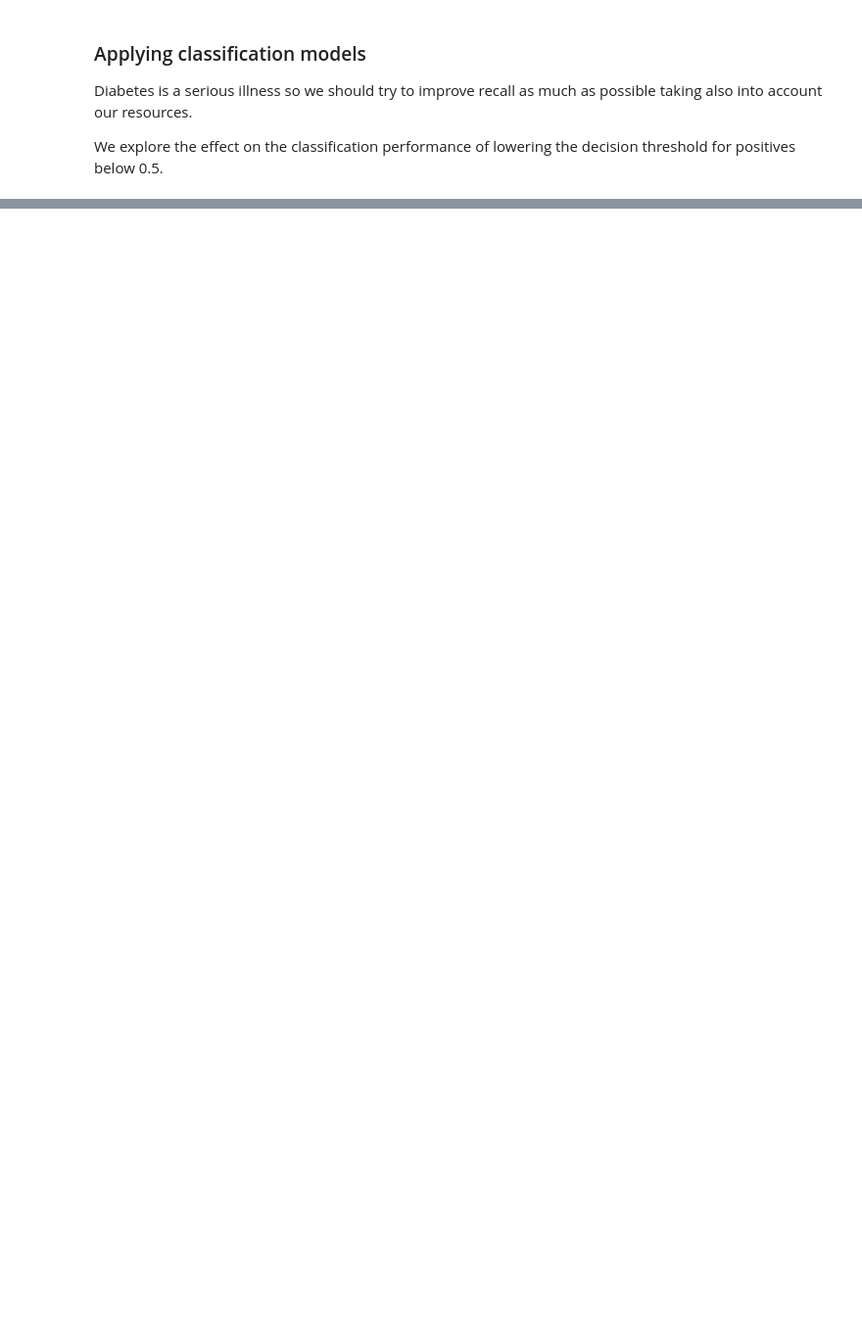
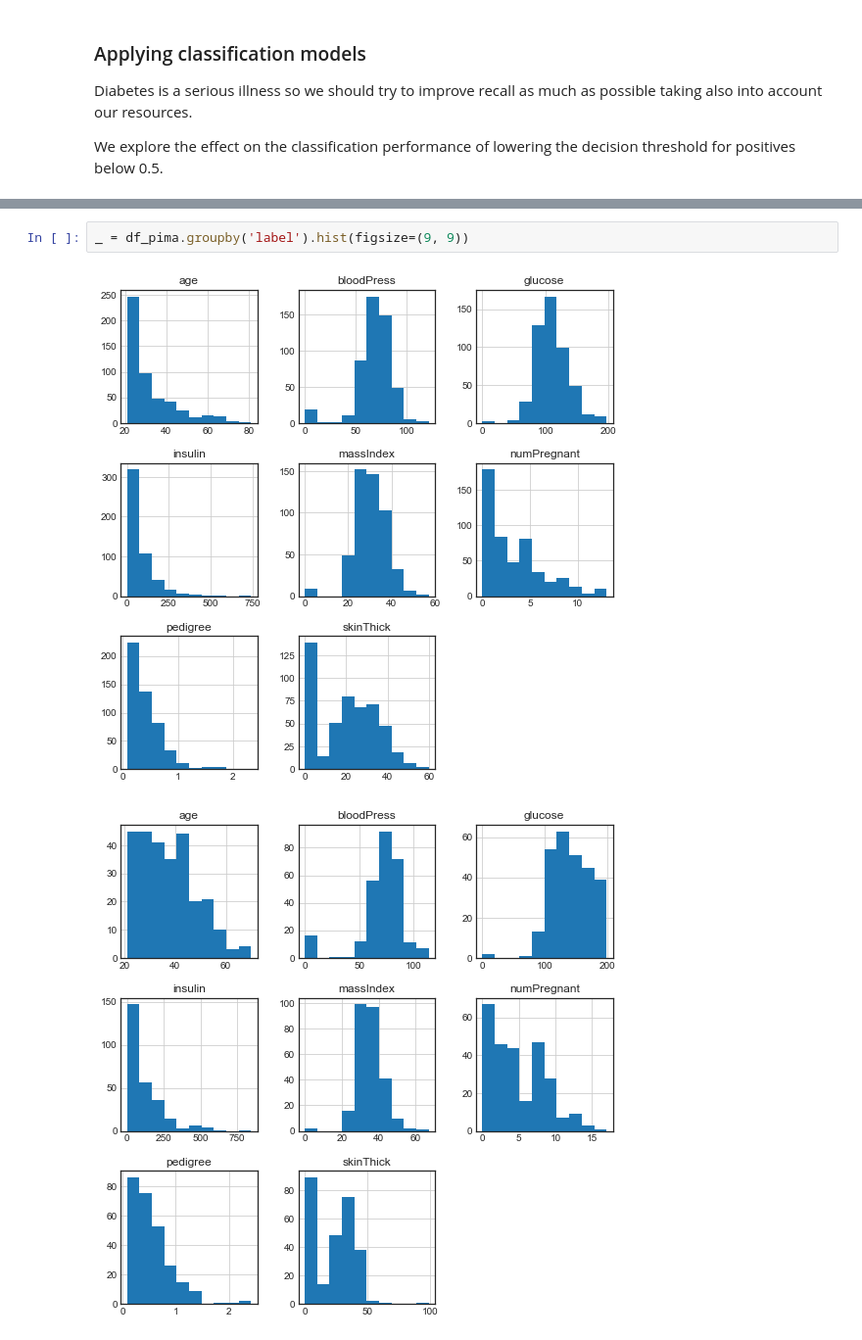
Before and after one commit to joseDorronsoro/Introduction-to-Regression-and-Classification, a Jupyter notebook: master_add_clasificacion_pima_2018.ipynb, the cells around one changed output, grey strips where cells are left out. Shown at 98% size. Saved outputs shown, nothing was run; the diff lists cells and outputs as text; blank space fills up the shorter version.

```diff
--- a/master_add_clasificacion_pima_2018.ipynb
+++ b/master_add_clasificacion_pima_2018.ipynb
@@ -464,0 +482,5 @@ threshold: 0.4
+# %%
+_ = df_pima.groupby('label').hist(figsize=(9, 9))
+# %% [output]
+[figure, added]
+[figure, added]
```
Also changed, not shown: parts of 10 cells of this notebook, 2 other files.
